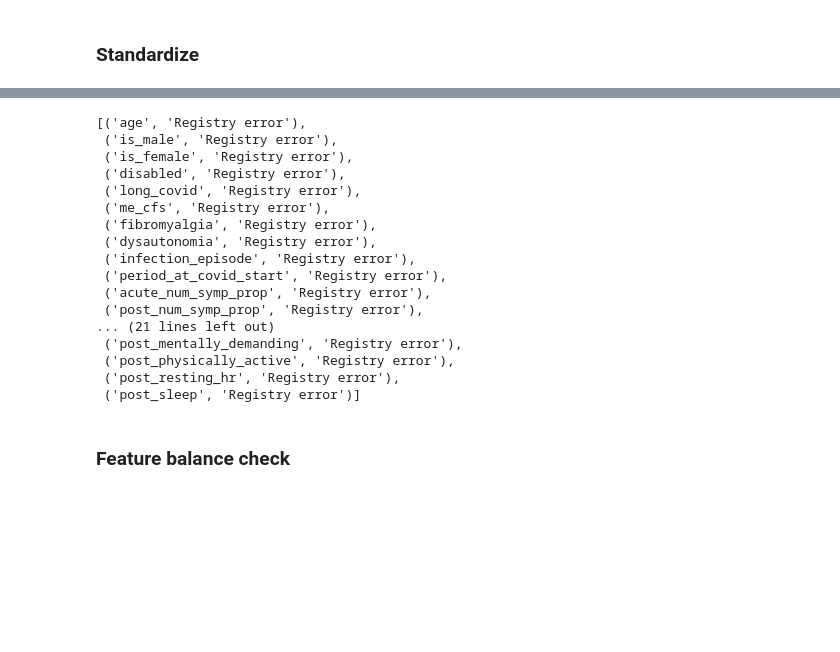
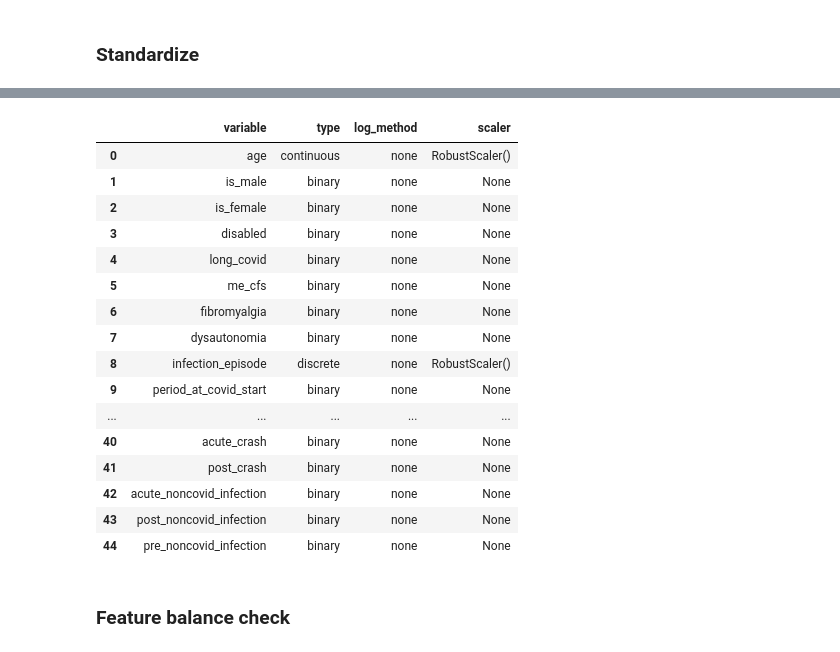
Before and after one commit to rmr284/Reinfections_Visible, a Jupyter notebook: data_preprocessing_final.ipynb, the cells around one changed output, grey strips where cells are left out. Drawn from its saved outputs; the diff is of its cells as text; code cells hidden in the pictures; blank space fills up the shorter version.

```diff
--- a/data_preprocessing_final.ipynb
+++ b/data_preprocessing_final.ipynb
@@ -1579,6 +1600,7 @@ variable_types = {
 
 # --- Initialize ---
 transform_registry = {}
+transform_df = []
 
 # --- Apply transformations ---
 for col, var_type in variable_types.items():
@@ -1586,7 +1608,7 @@ for col, var_type in variable_types.items():
         # default settings
         scaler_obj = None
         log_method = "none"
-        max_value = 0
+        max_val = 0
         shift = 0
         eps = 0
 
@@ -1615,14 +1637,10 @@ for col, var_type in variable_types.items():
                     if (s > 0).all():
                         final_df_std[col] = np.log(s + 1e-6)
                         log_method = "log"
-                        forward_log = lambda x: np.log(x + 1e-6)
-                        inverse_log = lambda x: np.exp(x) - 1e-6
                     else:
-                        final_df_std[col] = np.log1p(s - s.min() + 1)
+                        final_df_std[col] = np.log1p(s - s.min() + 1) # fix this - as per gemini
                         log_method = "log1p"
                         shift = s.min() - 1
-                        forward_log = lambda x: np.log1p(x - shift)
-                        inverse_log = lambda x: np.exp(x) + shift - 1
                 else:
                     # Left skew
                     max_val = s.max()
@@ -1643,6 +1661,7 @@ for col, var_type in variable_types.items():
             "max_value": max_val,
             "eps": eps
         }
+        transform_df.append({'variable':col, 'type':var_type, 'log_method':log_method, 'scaler':scaler_obj if scaler_obj else None})
 
     except Exception as e:
         transform_registry[col] = {
@@ -1763,20 +1670,20 @@ def check_transforms(final_df_raw, final_df_std, registry, atol=1e-6):
-# %%
-check_transforms(final_df_raw, final_df_std, registry=transform_registry)
-# %% [output]
-[('age', 'Registry error'),
- ('is_male', 'Registry error'),
- ('is_female', 'Registry error'),
- ('disabled', 'Registry error'),
- ('long_covid', 'Registry error'),
- ('me_cfs', 'Registry error'),
- ('fibromyalgia', 'Registry error'),
- ('dysautonomia', 'Registry error'),
- ('infection_episode', 'Registry error'),
- ('period_at_covid_start', 'Registry error'),
- ('acute_num_symp_prop', 'Registry error'),
- ('post_num_symp_prop', 'Registry error'),
-... (21 lines left out)
- ('post_mentally_demanding', 'Registry error'),
- ('post_physically_active', 'Registry error'),
- ('post_resting_hr', 'Registry error'),
- ('post_sleep', 'Registry error')]
+# %%
+pd.DataFrame(transform_df)
+# %% [output]
+|  | variable | type | log_method | scaler |
+| 0 | age | continuous | none | RobustScaler() |
+| 1 | is_male | binary | none | None |
+| 2 | is_female | binary | none | None |
+| 3 | disabled | binary | none | None |
+| 4 | long_covid | binary | none | None |
+| 5 | me_cfs | binary | none | None |
+| 6 | fibromyalgia | binary | none | None |
+| 7 | dysautonomia | binary | none | None |
+| 8 | infection_episode | discrete | none | RobustScaler() |
+| 9 | period_at_covid_start | binary | none | None |
+| ... | ... | ... | ... | ... |
+| 40 | acute_crash | binary | none | None |
+| 41 | post_crash | binary | none | None |
+| 42 | acute_noncovid_infection | binary | none | None |
+| 43 | post_noncovid_infection | binary | none | None |
+| 44 | pre_noncovid_infection | binary | none | None |
```
Also changed, not shown: parts of 4 cells of this notebook.
